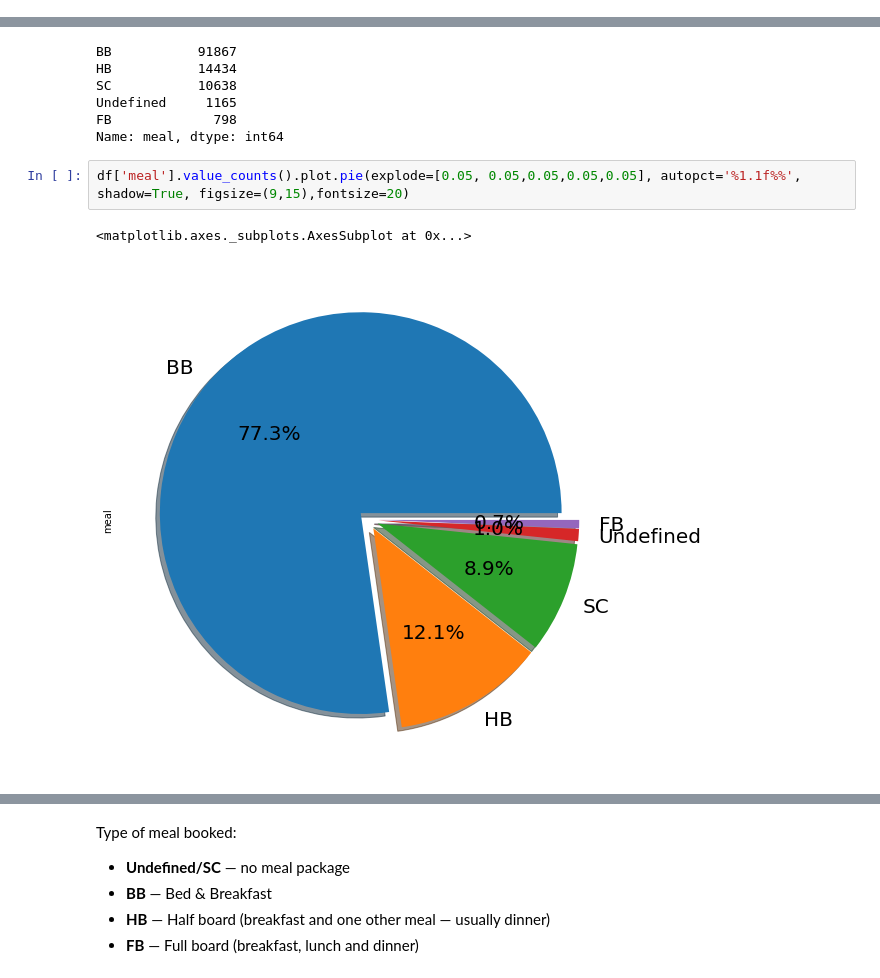
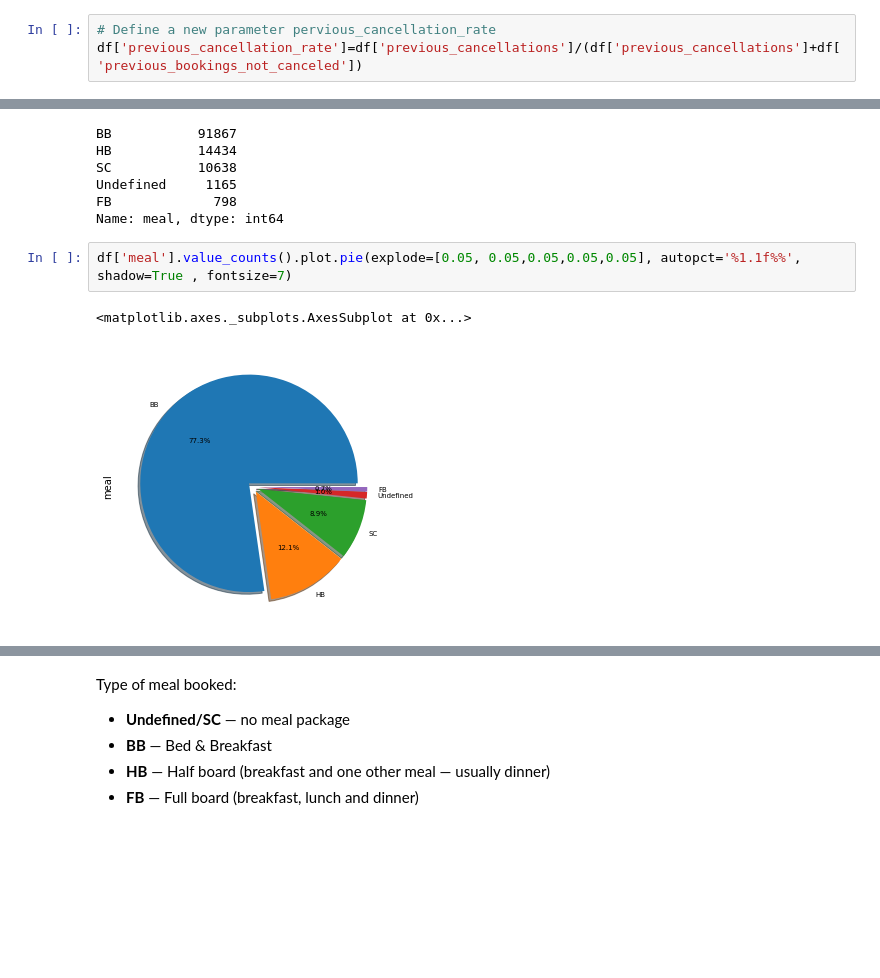
Before and after one commit to KK-Niraj/Hotel-Booking-Analysis, a Jupyter notebook: Hotel_Booking_Analysis_Capstone_Project.ipynb, the cells around one changed output, grey strips where cells are left out. Cells and saved outputs as stored; diff of their text form; blank space fills up the shorter version.

```diff
--- a/Hotel_Booking_Analysis_Capstone_Project.ipynb
+++ b/Hotel_Booking_Analysis_Capstone_Project.ipynb
@@ -238,0 +320,3 @@ Text(0.5, 0, 'Booking Cancelled (No = 0, Yes = 1)')
+# %%
+# Define a new parameter pervious_cancellation_rate
+df['previous_cancellation_rate']=df['previous_cancellations']/(df['previous_cancellations']+df['previous_bookings_not_canceled'])
@@ -655,7 +799,7 @@ Undefined     1165
 FB             798
 Name: meal, dtype: int64
 # %%
-df['meal'].value_counts().plot.pie(explode=[0.05, 0.05,0.05,0.05,0.05], autopct='%1.1f%%', shadow=True, figsize=(9,15),fontsize=20)
+df['meal'].value_counts().plot.pie(explode=[0.05, 0.05,0.05,0.05,0.05], autopct='%1.1f%%', shadow=True , fontsize=7)
 # %% [output]
 <matplotlib.axes._subplots.AxesSubplot at 0x...>
-[figure, old version]
+[figure, new version]
```
Also changed, not shown: parts of 62 cells of this notebook.
